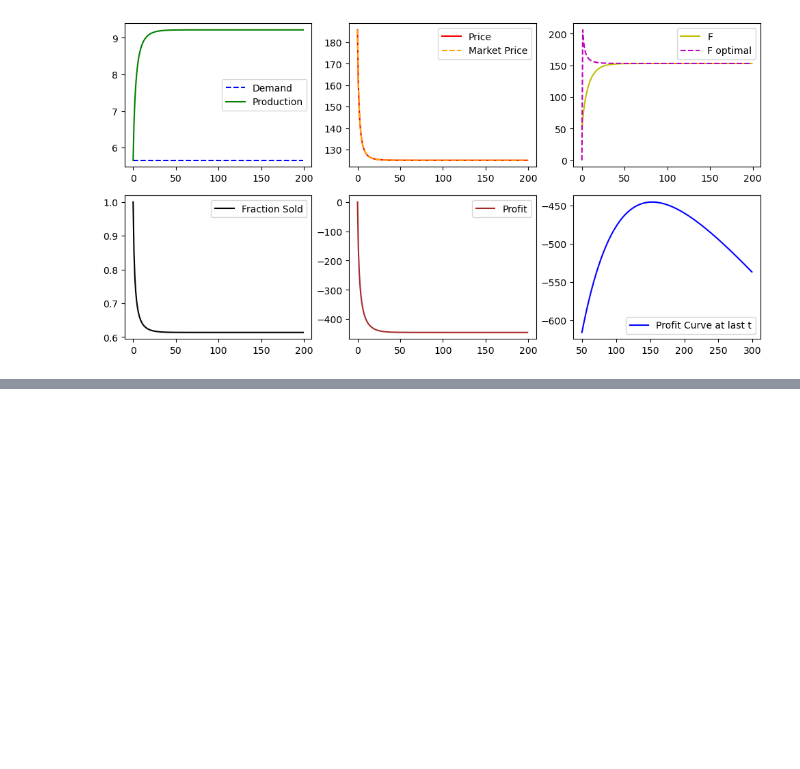
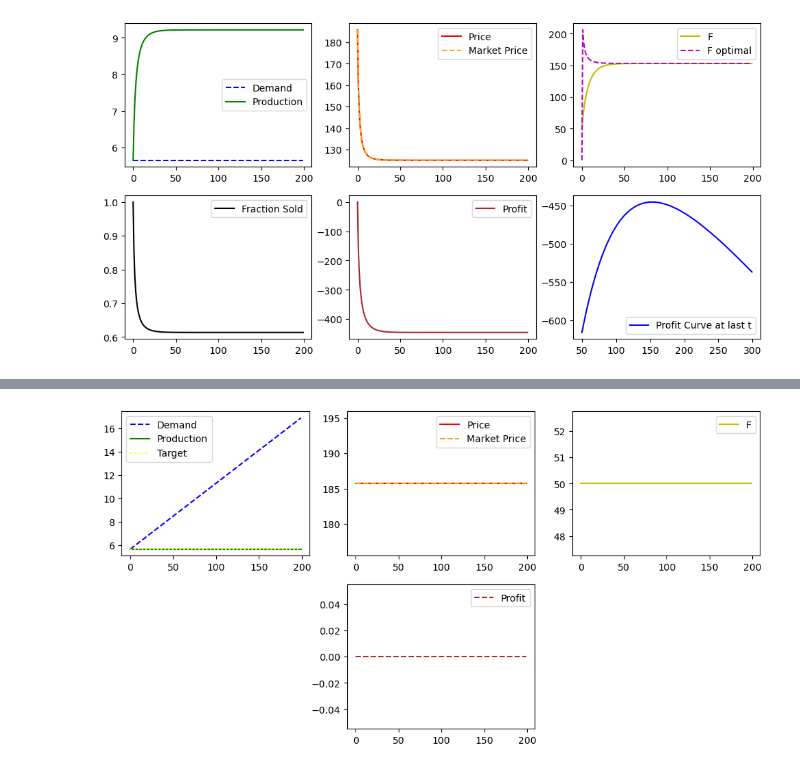
Before and after one commit to PhDEliaMoretti/Upload, a Jupyter notebook: optimization.ipynb, the cells around one changed output, grey strips where cells are left out. Drawn from its saved outputs; the diff is of its cells as text; code cells hidden in the pictures; blank space fills up the shorter version.

```diff
--- a/optimization.ipynb
+++ b/optimization.ipynb
@@ -421,0 +424,84 @@ plt.legend()
+# %%
+import numpy as np
+import matplotlib.pyplot as plt
+
+ymax = 10
+Nr = 60
+p_M = 150
+p0 = 1000
+p_F = 1
+
+def production(F):
+    return ymax * (1 - np.exp(-1/Nr * F))
+
+def F_optimal(p_M):
+    return -Nr * np.log(p_F * Nr / (ymax * p_M))
+
+def F_from_target(y_target):
+    return -Nr * np.log(1 - y_target/ymax)
+
+
+# Number of time steps in the simulation
+num_steps = 200
+
+# Arrays to store values over the simulation
+F_opt = np.zeros(num_steps)
+Y_target = np.zeros(num_steps)
+F = np.zeros(num_steps)
+prod = np.zeros(num_steps)
+price = np.zeros(num_steps)
+market_price = np.zeros(num_steps)
+profit = np.zeros(num_steps)
+wealth = np.zeros(num_steps)
+demand = np.zeros(num_steps)
+
+# Initial values
+F_opt[0] = 0
+F[0] = 50
+Y_target[0] = production(F[0])
+prod[0] = production(F[0])
+demand[0] = prod[0]
+price[0] = (F[0] * p_F + p0)/prod[0]
+market_price[0] = price[0]
+profit[0] = 0
+wealth[0] = 0
+
+# Simulation loop
+for t in range(1, num_steps):
+    demand[t] = demand[t-1] + 0.01 * demand[0]
+    Y_target[t] = prod[t-1] * (1 + 0.05 * np.random.rand() * np.sign(profit[t-1]) * (ymax - prod[t-1])/ymax)
+    F[t] = F_from_target(Y_target[t])
+    prod[t] = production(F[t])
+    price[t] = (F[t] * p_F + p0)/prod[t]
+    market_price[t] = price[t]
+    profit[t] = market_price[t] * np.minimum(1, demand[t]/prod[t]) * prod[t] - F[t] * p_F - p0
+    wealth[t] = wealth[t-1] + profit[t]
+
+# Plotting
+plt.figure(figsize=(12, 6))
+
+# Plotting demand and production
+plt.subplot(2, 3, 1)
+plt.plot(range(num_steps), demand * np.ones(num_steps), label='Demand', linestyle='--', color='blue')
+plt.plot(range(num_steps), prod, label='Production', linestyle='-', color='green')
+plt.plot(range(num_steps), Y_target, label='Target', linestyle=':', color='yellow')
+plt.legend()
+
+# Plotting price and market price
+plt.subplot(2, 3, 2)
+plt.plot(range(num_steps), price, label='Price', linestyle='-', color='red')
+plt.plot(range(num_steps), market_price, label='Market Price', linestyle='--', color='orange')
+plt.legend()
+
+# Plotting fertilizer
+plt.subplot(2, 3, 3)
+plt.plot(range(num_steps), F, label='F', linestyle='-', color='y')
+# plt.plot(range(num_steps), F_opt, label='F optimal', linestyle='--', color='m')
+plt.legend()
+
+# Plotting profit and wealth
+plt.subplot(2, 3, 5)
+# plt.plot(range(num_steps), profit, label='Profit', linestyle='-', color='purple')
+plt.plot(range(num_steps), profit, label='Profit', linestyle='--', color='brown')
+plt.legend()
+# %% [output]
@@ -421,0 +526 @@ plt.legend()
+[figure, added]
```
Also changed, not shown: parts of 2 cells of this notebook, 3 other files.
